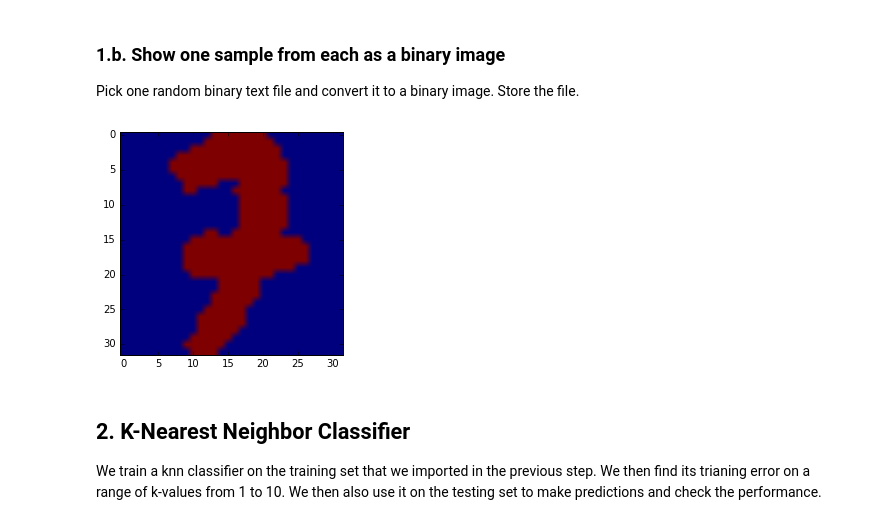
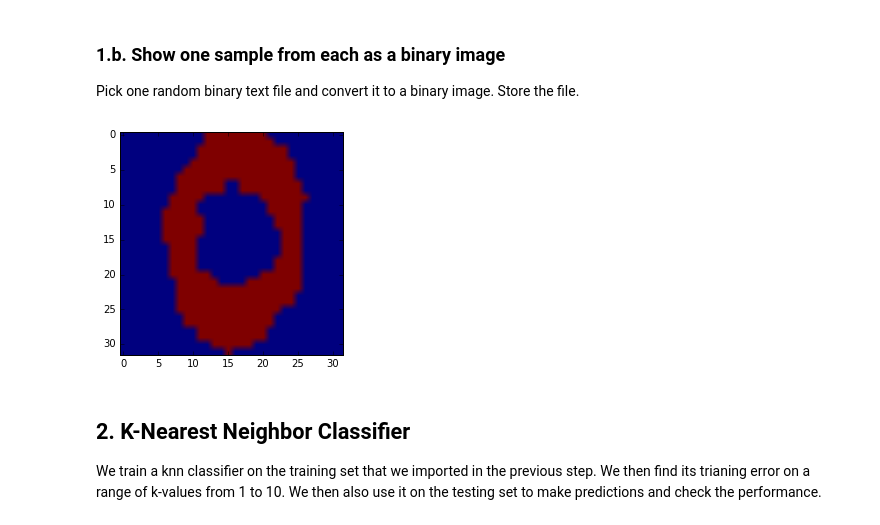
Before and after one commit to rsibi/Machine-Learning, a Jupyter notebook: knn.ipynb, the cells around one changed output. Drawn from its saved outputs; the diff is of its cells as text; code cells hidden in the pictures.

```diff
--- a/knn.ipynb
+++ b/knn.ipynb
@@ -59,13 +59,13 @@ Pick one random binary text file and convert it to a binary image. Store the fil
 # %%
 import matplotlib.pyplot as plt
 import matplotlib.cm as cm
 import matplotlib.image as mpimg
-data = img2vector("/home/sibi/acad/mach_learn_with_networks/assignment1/digits/trainingDigits/7_91.txt")
+data = img2vector("/home/sibi/acad/mach_learn_with_networks/assignment1/digits/trainingDigits/0_91.txt")
 #fr = open("/home/sibi/acad/mach_learn_with_networks/assignment1/digits/trainingDigits/7_91.txt")
 data = data.reshape(32,32)
 imgplot = plt.imshow(data)
 # %% [output]
-[figure, old version]
+[figure, new version]
 # %% [markdown]
 ## 2. K-Nearest Neighbor Classifier
 We train a knn classifier on the training set that we imported in the previous step. We then find its trianing error on a range of k-values from 1 to 10. We then also use it on the testing set to make predictions and check the performance.
```
Also changed, not shown: parts of 2 cells of this notebook.
